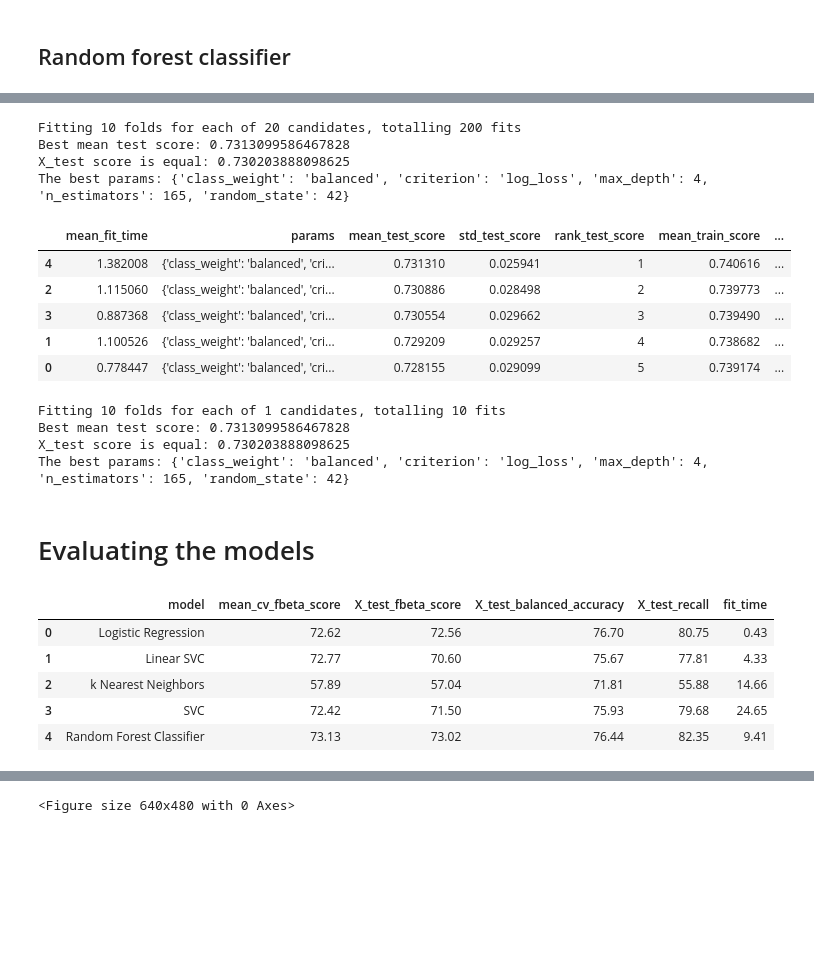
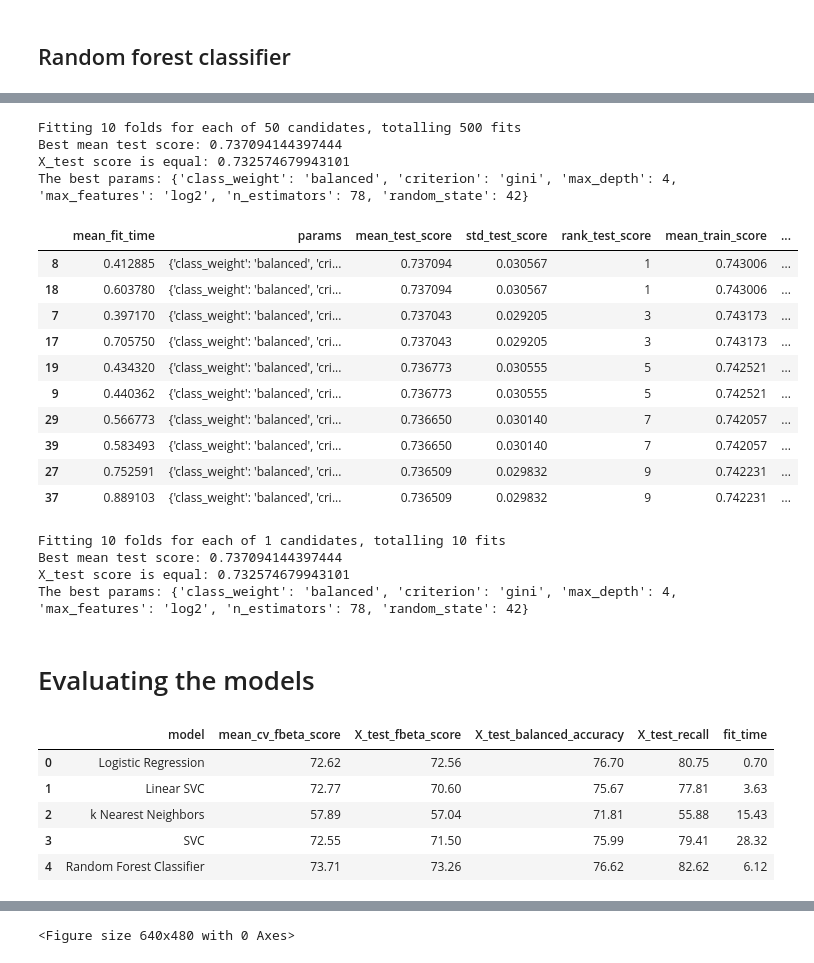
Before and after one commit to adrianciemerych/telco_customer_churn_project, a Jupyter notebook: churn_project.ipynb, the cells around one changed output, grey strips where cells are left out. Saved outputs shown, nothing was run; the diff lists cells and outputs as text; code cells hidden in the pictures; blank space fills up the shorter version.

```diff
--- a/churn_project.ipynb
+++ b/churn_project.ipynb
@@ -753,6 +752,9 @@ def create_improved_params(cv_results_df):
 # %%
 # Making f score metric with beta = 2
 scoring = make_scorer(fbeta_score, beta = 2)
+
+# Display more of informations in cv_results_df
+pd.set_option('display.max_colwidth', 150)
 # %%
 # Looking for the best parameters for logistic regression
 estimator = LogisticRegression()
@@ -996,7 +998,8 @@ params = [{'C' : [num for num in np.arange(0.5, 15.1, 0.5)],
 SVC_classifier = RandomizedSearchCV(estimator,
                                     params,
                                     scoring = scoring,
-                                    cv = 15,
+                                    n_iter = 50,
+                                    cv = 10,
                                     n_jobs = -1,
                                     return_train_score = True)
 SVC_classifier.fit(X_train, y_train)
@@ -1107,19 +1110,21 @@ The best params: {'C': 9.27, 'class_weight': 'balanced', 'gamma': 0.026, 'kernel
 estimator = RandomForestClassifier()
 
 params = {
-    'n_estimators' : [50, 75,  100, 125, 150, 200, 250, 325, 400, 500],
+    'max_features' : ['log2', 'sqrt'],
+    'n_estimators' : [50, 75,  100, 125, 150],
     'criterion' : ['gini', 'entropy', 'log_loss'],
-    'max_depth' : [5, 7, 9, 11, 14, 18, 25],
+    'max_depth' : [4, 6, 8, 10],
     'class_weight' : ['balanced'],
     'random_state' : [42]
 }
 
-forest_classifier = RandomizedSearchCV(estimator,
-                                       params,
-                                       n_iter = 15,
-                                       scoring = scoring,
-                                       cv = 10,
-                                       return_train_score = True)
+forest_classifier = GridSearchCV(estimator,
+                                 params,
+                                 scoring = scoring,
+                                 cv = 10,
+                                 n_jobs = -1,
+                                 verbose = 1,
+                                 return_train_score = True)
 
 forest_classifier.fit(X_train, y_train)
 
@@ -1147,7 +1153,7 @@ forest_cv_results_df
 # %%
 # Using GridSearch finding the best one option from selected parameters
 
-forest_cv_results_df = forest_cv_results_df.head(2)
+forest_cv_results_df = forest_cv_results_df.head(5)
 
 estimator = RandomForestClassifier()
 
@@ -1169,24 +1175,28 @@ print(f'Best mean test score: {forest_mean_score}')
 print(f'X_test score is equal: {forest_X_test_score}')
 print(f'The best params: {forest_classifier.best_params_}')
 # %% [output]
-Fitting 10 folds for each of 20 candidates, totalling 200 fits
-Best mean test score: 0.7313099586467828
-X_test score is equal: 0.730203888098625
-The best params: {'class_weight': 'balanced', 'criterion': 'log_loss', 'max_depth': 4, 'n_estimators': 165, 'random_state': 42}
+Fitting 10 folds for each of 50 candidates, totalling 500 fits
+Best mean test score: 0.737094144397444
+X_test score is equal: 0.732574679943101
+The best params: {'class_weight': 'balanced', 'criterion': 'gini', 'max_depth': 4, 'max_features': 'log2', 'n_estimators': 78, 'random_state': 42}
 # %%
 # Showing cv_results
-forest_cv_results_df = make_cv_results_df(forest_classifier)
+forest_cv_results_df = make_cv_results_df(forest_classifier, head = 10)
 forest_cv_results_df
 # %% [output]
 |  | mean_fit_time | params | mean_test_score | std_test_score | rank_test_score | mean_train_score | ... |
-| 4 | 1.382008 | {'class_weight': 'balanced', 'cri... | 0.731310 | 0.025941 | 1 | 0.740616 | ... |
-| 2 | 1.115060 | {'class_weight': 'balanced', 'cri... | 0.730886 | 0.028498 | 2 | 0.739773 | ... |
-| 3 | 0.887368 | {'class_weight': 'balanced', 'cri... | 0.730554 | 0.029662 | 3 | 0.739490 | ... |
-| 1 | 1.100526 | {'class_weight': 'balanced', 'cri... | 0.729209 | 0.029257 | 4 | 0.738682 | ... |
-| 0 | 0.778447 | {'class_weight': 'balanced', 'cri... | 0.728155 | 0.029099 | 5 | 0.739174 | ... |
+| 8 | 0.412885 | {'class_weight': 'balanced', 'cri... | 0.737094 | 0.030567 | 1 | 0.743006 | ... |
+| 18 | 0.603780 | {'class_weight': 'balanced', 'cri... | 0.737094 | 0.030567 | 1 | 0.743006 | ... |
+| 7 | 0.397170 | {'class_weight': 'balanced', 'cri... | 0.737043 | 0.029205 | 3 | 0.743173 | ... |
+| 17 | 0.705750 | {'class_weight': 'balanced', 'cri... | 0.737043 | 0.029205 | 3 | 0.743173 | ... |
+| 19 | 0.434320 | {'class_weight': 'balanced', 'cri... | 0.736773 | 0.030555 | 5 | 0.742521 | ... |
+| 9 | 0.440362 | {'class_weight': 'balanced', 'cri... | 0.736773 | 0.030555 | 5 | 0.742521 | ... |
+| 29 | 0.566773 | {'class_weight': 'balanced', 'cri... | 0.736650 | 0.030140 | 7 | 0.742057 | ... |
+| 39 | 0.583493 | {'class_weight': 'balanced', 'cri... | 0.736650 | 0.030140 | 7 | 0.742057 | ... |
+| 27 | 0.752591 | {'class_weight': 'balanced', 'cri... | 0.736509 | 0.029832 | 9 | 0.742231 | ... |
+| 37 | 0.889103 | {'class_weight': 'balanced', 'cri... | 0.736509 | 0.029832 | 9 | 0.742231 | ... |
 # %%
-# Choosing the best params, measuring time of execution and creating various metrics
-
+# Choosing the best params, measuring time of fitting and creating various metrics
 estimator = RandomForestClassifier()
 
 best_params = forest_cv_results_df.values[0][1]
@@ -1216,9 +1226,9 @@ print(f'X_test score is equal: {forest_X_test_score}')
 print(f'The best params: {forest_classifier.best_params_}')
 # %% [output]
 Fitting 10 folds for each of 1 candidates, totalling 10 fits
-Best mean test score: 0.7313099586467828
-X_test score is equal: 0.730203888098625
-The best params: {'class_weight': 'balanced', 'criterion': 'log_loss', 'max_depth': 4, 'n_estimators': 165, 'random_state': 42}
+Best mean test score: 0.737094144397444
+X_test score is equal: 0.732574679943101
+The best params: {'class_weight': 'balanced', 'criterion': 'gini', 'max_depth': 4, 'max_features': 'log2', 'n_estimators': 78, 'random_state': 42}
 # %% [markdown]
 # Evaluating the models
 # %%
@@ -1257,11 +1267,11 @@ models_comparison = round(pd.DataFrame({'model' : models,
 models_comparison
 # %% [output]
 |  | model | mean_cv_fbeta_score | X_test_fbeta_score | X_test_balanced_accuracy | X_test_recall | fit_time |
-| 0 | Logistic Regression | 72.62 | 72.56 | 76.70 | 80.75 | 0.43 |
-| 1 | Linear SVC | 72.77 | 70.60 | 75.67 | 77.81 | 4.33 |
-| 2 | k Nearest Neighbors | 57.89 | 57.04 | 71.81 | 55.88 | 14.66 |
-| 3 | SVC | 72.42 | 71.50 | 75.93 | 79.68 | 24.65 |
-| 4 | Random Forest Classifier | 73.13 | 73.02 | 76.44 | 82.35 | 9.41 |
+| 0 | Logistic Regression | 72.62 | 72.56 | 76.70 | 80.75 | 0.70 |
+| 1 | Linear SVC | 72.77 | 70.60 | 75.67 | 77.81 | 3.63 |
+| 2 | k Nearest Neighbors | 57.89 | 57.04 | 71.81 | 55.88 | 15.43 |
+| 3 | SVC | 72.55 | 71.50 | 75.99 | 79.41 | 28.32 |
+| 4 | Random Forest Classifier | 73.71 | 73.26 | 76.62 | 82.62 | 6.12 |
 # %%
 # Creating a function to make bar plots
 def make_catplot(df, x, y, title = 'Bar plot', xlabel = '', ylabel = '', palette = 'viridis'):
```
Also changed, not shown: parts of 19 cells of this notebook.
